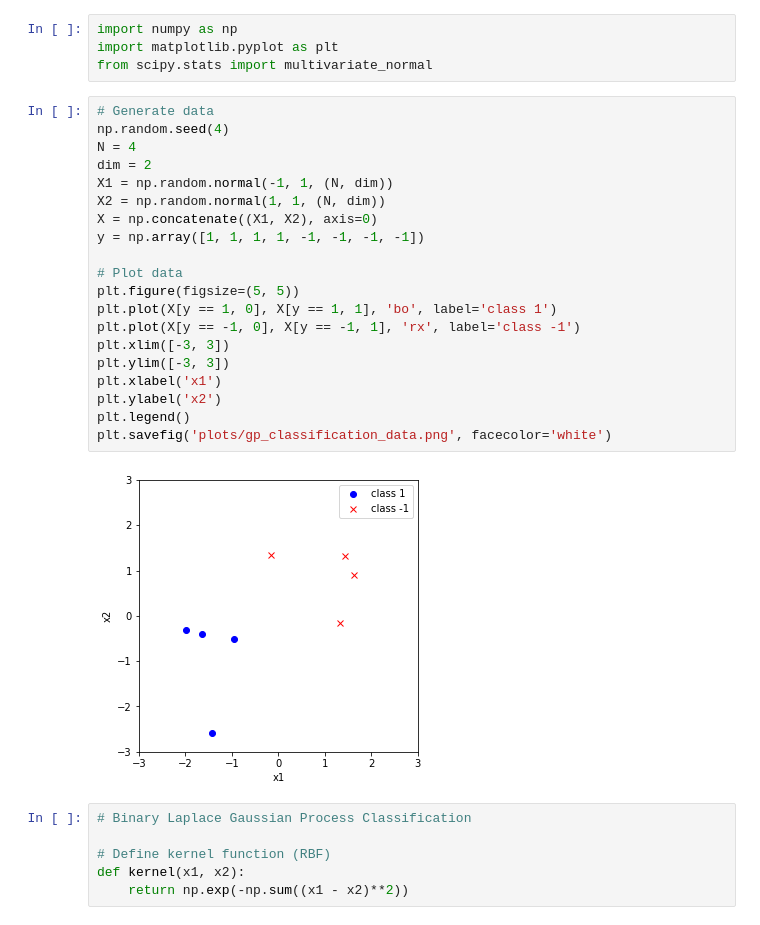
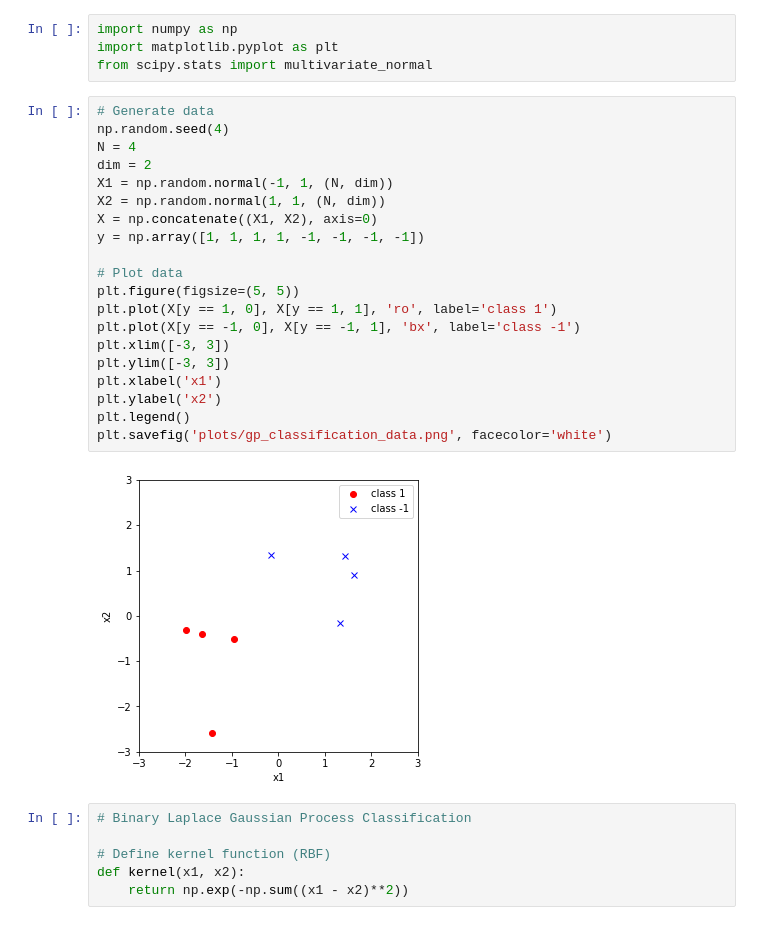
Before and after one commit to ddangchani/Supplements, a Jupyter notebook: Statistical Learning/GP classification.ipynb, the cells around one changed output. Drawn from its saved outputs; the diff is of its cells as text.

```diff
--- a/Statistical Learning/GP classification.ipynb
+++ b/Statistical Learning/GP classification.ipynb
@@ -5,25 +5,25 @@ from scipy.stats import multivariate_normal
 # %%
 # Generate data
 np.random.seed(4)
 N = 4
 dim = 2
 X1 = np.random.normal(-1, 1, (N, dim))
 X2 = np.random.normal(1, 1, (N, dim))
 X = np.concatenate((X1, X2), axis=0)
 y = np.array([1, 1, 1, 1, -1, -1, -1, -1])
 
 # Plot data
 plt.figure(figsize=(5, 5))
-plt.plot(X[y == 1, 0], X[y == 1, 1], 'bo', label='class 1')
-plt.plot(X[y == -1, 0], X[y == -1, 1], 'rx', label='class -1')
+plt.plot(X[y == 1, 0], X[y == 1, 1], 'ro', label='class 1')
+plt.plot(X[y == -1, 0], X[y == -1, 1], 'bx', label='class -1')
 plt.xlim([-3, 3])
 plt.ylim([-3, 3])
 plt.xlabel('x1')
 plt.ylabel('x2')
 plt.legend()
 plt.savefig('plots/gp_classification_data.png', facecolor='white')
 # %% [output]
-[figure, old version]
+[figure, new version]
 # %%
 # Binary Laplace Gaussian Process Classification
 
```
Also changed, not shown: parts of 3 cells of this notebook, 7 other files.
